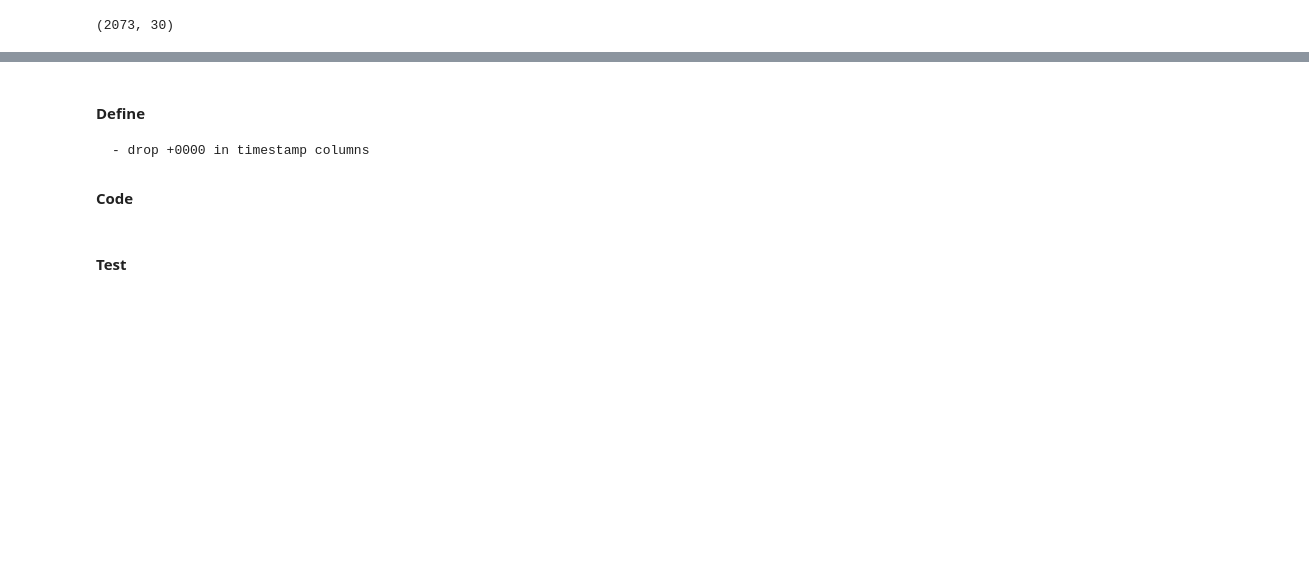
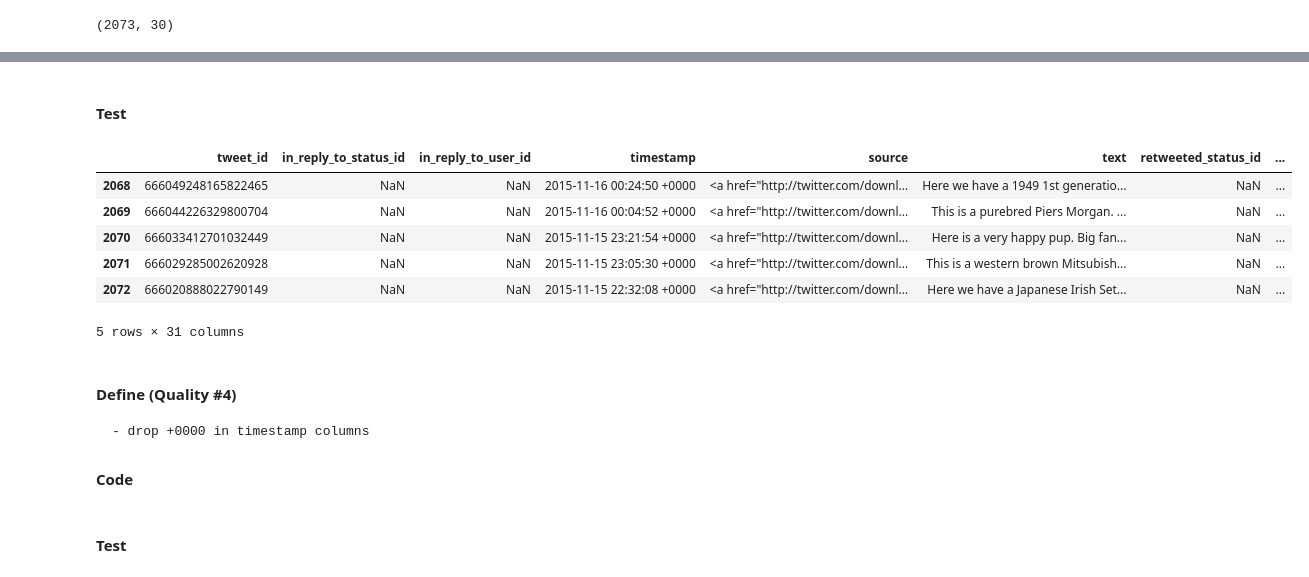
Before and after one commit to UltraViolentLight/Wrangle-We-Rate-Dogs, a Jupyter notebook: wrangle_act.ipynb, the cells around one changed output, grey strips where cells are left out. Cells and saved outputs as stored; diff of their text form; code cells hidden in the pictures; blank space fills up the shorter version.

Commit message:
type: feat
- implemented Cleaning of Data
- added result dir
- stored master data twitter archive

```diff
--- a/wrangle_act.ipynb
+++ b/wrangle_act.ipynb
@@ -296,5 +338,17 @@ df.shape
+# %% [markdown]
+#### Test
+# %%
+df.tail()
+# %% [output]
+|  | tweet_id | in_reply_to_status_id | in_reply_to_user_id | timestamp | source | text | retweeted_status_id | ... |
+| 2068 | 666049248165822465 | NaN | NaN | 2015-11-16 00:24:50 +0000 | <a href="http://twitter.com/downl... | Here we have a 1949 1st generatio... | NaN | ... |
+| 2069 | 666044226329800704 | NaN | NaN | 2015-11-16 00:04:52 +0000 | <a href="http://twitter.com/downl... | This is a purebred Piers Morgan. ... | NaN | ... |
+| 2070 | 666033412701032449 | NaN | NaN | 2015-11-15 23:21:54 +0000 | <a href="http://twitter.com/downl... | Here is a very happy pup. Big fan... | NaN | ... |
+| 2071 | 666029285002620928 | NaN | NaN | 2015-11-15 23:05:30 +0000 | <a href="http://twitter.com/downl... | This is a western brown Mitsubish... | NaN | ... |
+| 2072 | 666020888022790149 | NaN | NaN | 2015-11-15 22:32:08 +0000 | <a href="http://twitter.com/downl... | Here we have a Japanese Irish Set... | NaN | ... |
+5 rows × 31 columns
 # %% [markdown]
-#### Define
+#### Define (Quality #4)
     - drop +0000 in timestamp columns
 
 #### Code
```
Also changed, not shown: parts of 32 cells of this notebook, 2 other files.
